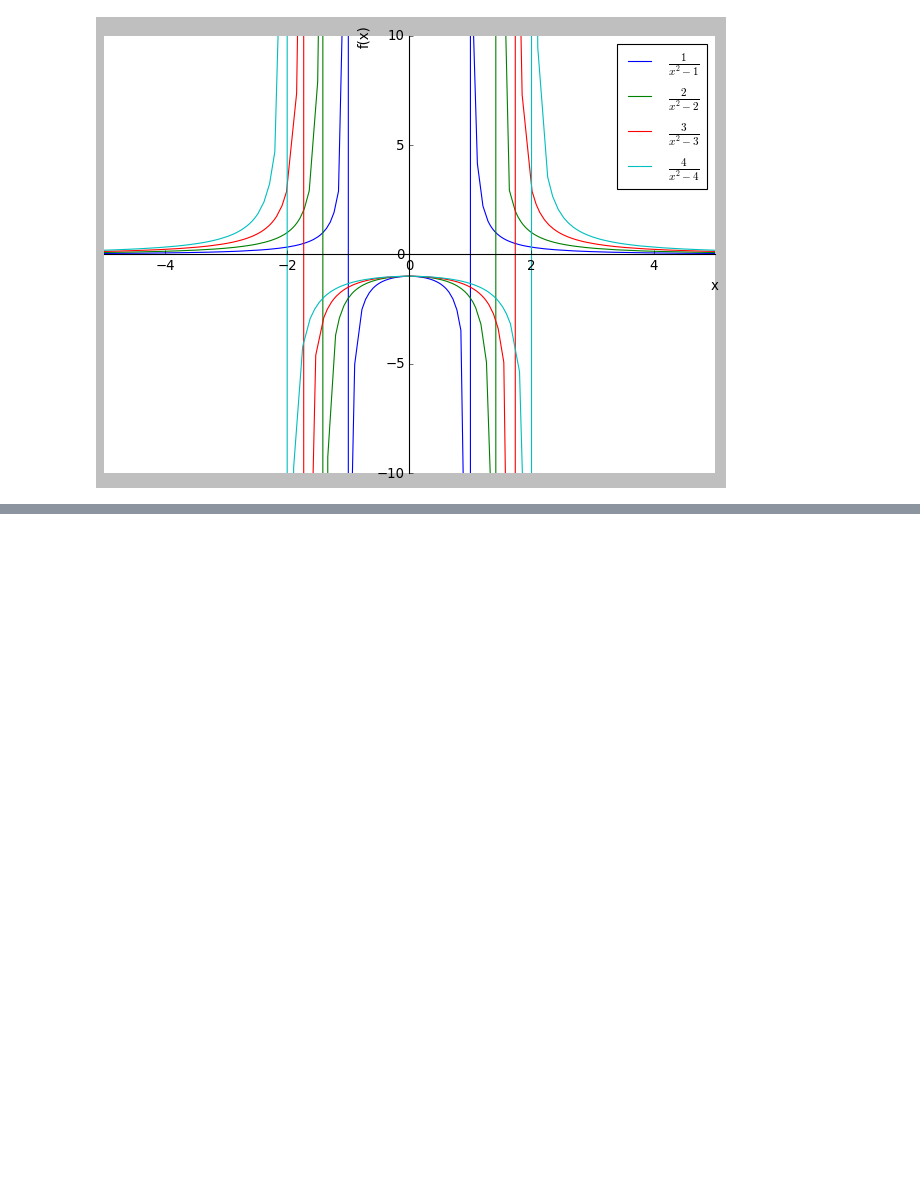
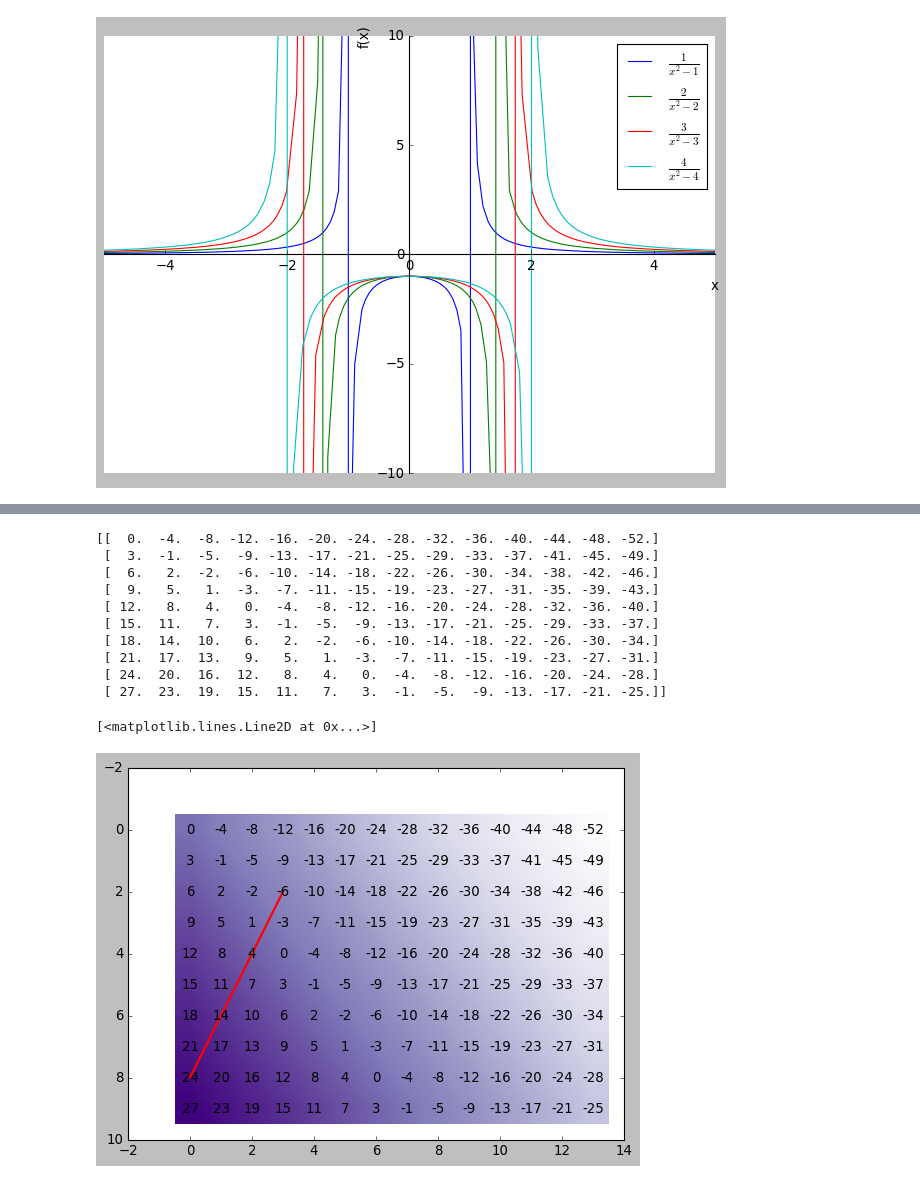
Before and after one commit to pawelztef/maths_pyt, a Jupyter notebook: graphing_and_visualisation.ipynb, the cells around one changed output, grey strips where cells are left out. Saved outputs shown, nothing was run; the diff lists cells and outputs as text; code cells hidden in the pictures; blank space fills up the shorter version.

```diff
--- a/graphing_and_visualisation.ipynb
+++ b/graphing_and_visualisation.ipynb
@@ -294,0 +309,31 @@ p.show()
+# %%
+A = np.zeros((10, 14))
+# print(np.shape(A))
+
+for i in range(0,  np.shape(A)[0]):
+    for j in range(0, np.shape(A)[1]):
+        A[i, j] = 3*i - 4*j
+
+
+for i in range(0,  np.shape(A)[0]):
+    for j in range(0, np.shape(A)[1]):
+        plt.text(j, i, int(A[i, j]), horizontalalignment='center', verticalalignment='center')
+
+print(A)
+plt.set_cmap('Purples')
+plt.imshow(A)
+
+plt.plot([0,3], [8,2], 'r', linewidth=2)
+# %% [output]
+[[  0.  -4.  -8. -12. -16. -20. -24. -28. -32. -36. -40. -44. -48. -52.]
+ [  3.  -1.  -5.  -9. -13. -17. -21. -25. -29. -33. -37. -41. -45. -49.]
+ [  6.   2.  -2.  -6. -10. -14. -18. -22. -26. -30. -34. -38. -42. -46.]
+ [  9.   5.   1.  -3.  -7. -11. -15. -19. -23. -27. -31. -35. -39. -43.]
+ [ 12.   8.   4.   0.  -4.  -8. -12. -16. -20. -24. -28. -32. -36. -40.]
+ [ 15.  11.   7.   3.  -1.  -5.  -9. -13. -17. -21. -25. -29. -33. -37.]
+ [ 18.  14.  10.   6.   2.  -2.  -6. -10. -14. -18. -22. -26. -30. -34.]
+ [ 21.  17.  13.   9.   5.   1.  -3.  -7. -11. -15. -19. -23. -27. -31.]
+ [ 24.  20.  16.  12.   8.   4.   0.  -4.  -8. -12. -16. -20. -24. -28.]
+ [ 27.  23.  19.  15.  11.   7.   3.  -1.  -5.  -9. -13. -17. -21. -25.]]
+[<matplotlib.lines.Line2D at 0x...>]
+[figure, added]
```
Also changed, not shown: parts of 4 cells of this notebook.
